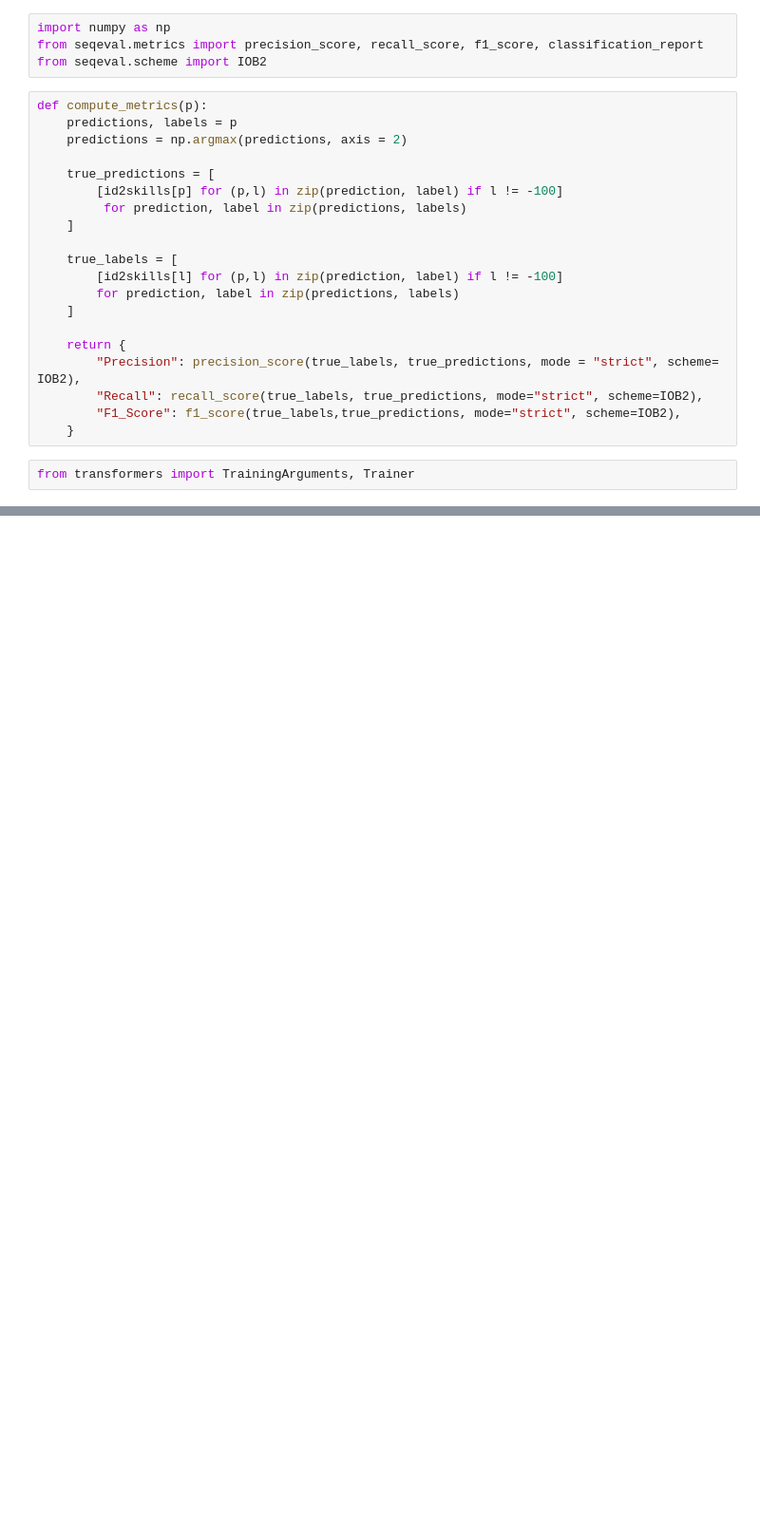
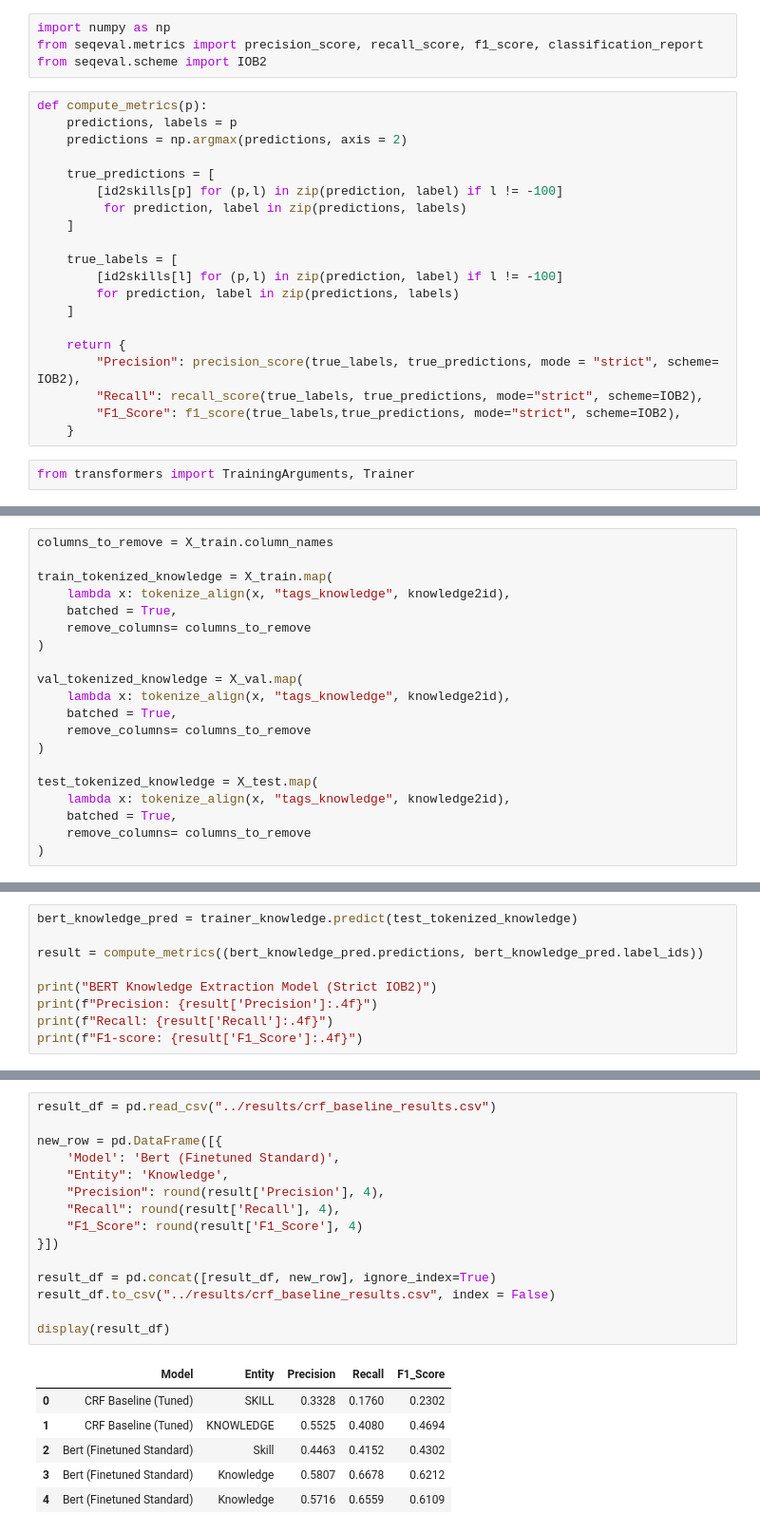
Before and after one commit to Louiesamaaa/skillspan-skill-extraction, a Jupyter notebook: notebooks/04_bert_model.ipynb, the cells around one changed output, grey strips where cells are left out. Shown at 95% size. Drawn from its saved outputs; the diff is of its cells as text; blank space fills up the shorter version.

Commit message:
committed fine-tuned birt model and jobbert model

```diff
--- a/notebooks/04_bert_model.ipynb
+++ b/notebooks/04_bert_model.ipynb
@@ -263,0 +297,20 @@ print(id2skills)
+# %%
+columns_to_remove = X_train.column_names
+
+train_tokenized_knowledge = X_train.map(
+    lambda x: tokenize_align(x, "tags_knowledge", knowledge2id),
+    batched = True,
+    remove_columns= columns_to_remove
+)
+
+val_tokenized_knowledge = X_val.map(
+    lambda x: tokenize_align(x, "tags_knowledge", knowledge2id),
+    batched = True,
+    remove_columns= columns_to_remove
+)
+
+test_tokenized_knowledge = X_test.map(
+    lambda x: tokenize_align(x, "tags_knowledge", knowledge2id),
+    batched = True,
+    remove_columns= columns_to_remove
+)
@@ -263,0 +374,9 @@ print(id2skills)
+# %%
+bert_knowledge_pred = trainer_knowledge.predict(test_tokenized_knowledge)
+
+result = compute_metrics((bert_knowledge_pred.predictions, bert_knowledge_pred.label_ids))
+
+print("BERT Knowledge Extraction Model (Strict IOB2)")
+print(f"Precision: {result['Precision']:.4f}")
+print(f"Recall: {result['Recall']:.4f}")
+print(f"F1-score: {result['F1_Score']:.4f}")
@@ -263,0 +391,22 @@ print(id2skills)
+# %%
+result_df = pd.read_csv("../results/crf_baseline_results.csv")
+
+new_row = pd.DataFrame([{
+    'Model': 'Bert (Finetuned Standard)',
+    "Entity": 'Knowledge',
+    "Precision": round(result['Precision'], 4),
+    "Recall": round(result['Recall'], 4),
+    "F1_Score": round(result['F1_Score'], 4)
+}])
+
+result_df = pd.concat([result_df, new_row], ignore_index=True)
+result_df.to_csv("../results/crf_baseline_results.csv", index = False)
+
+display(result_df)
+# %% [output]
+|  | Model | Entity | Precision | Recall | F1_Score |
+| 0 | CRF Baseline (Tuned) | SKILL | 0.3328 | 0.1760 | 0.2302 |
+| 1 | CRF Baseline (Tuned) | KNOWLEDGE | 0.5525 | 0.4080 | 0.4694 |
+| 2 | Bert (Finetuned Standard) | Skill | 0.4463 | 0.4152 | 0.4302 |
+| 3 | Bert (Finetuned Standard) | Knowledge | 0.5807 | 0.6678 | 0.6212 |
+| 4 | Bert (Finetuned Standard) | Knowledge | 0.5716 | 0.6559 | 0.6109 |
```
Also changed, not shown: parts of 14 cells of this notebook, 4 other files.
